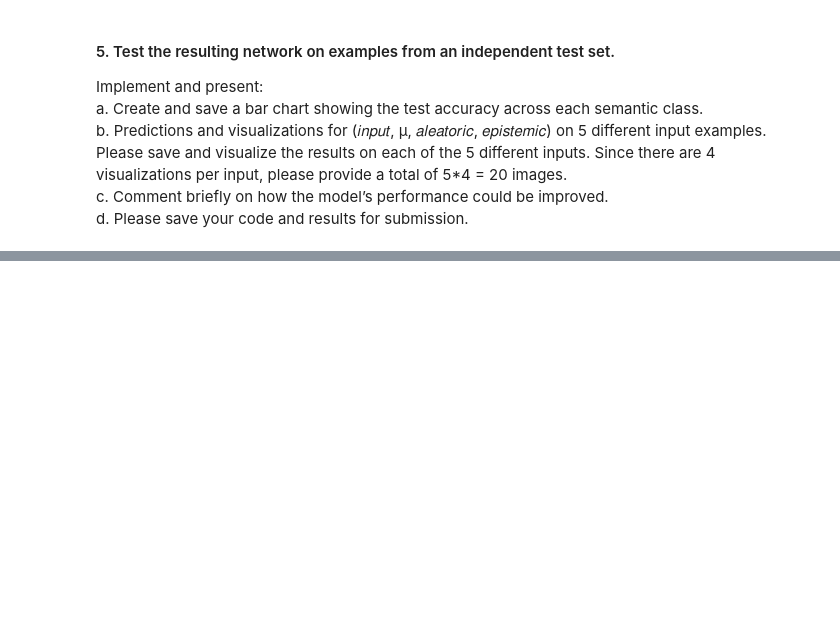
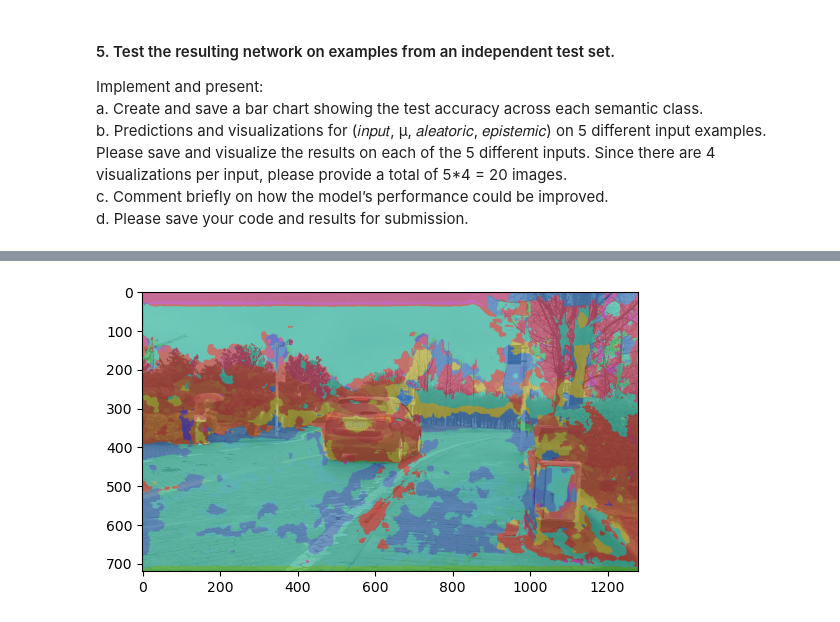
Before and after one commit to Lin-13/Unet-Driving-Seg, a Jupyter notebook: work_SoftwareLab2.0.ipynb, the cells around one changed output, grey strips where cells are left out. Saved outputs shown, nothing was run; the diff lists cells and outputs as text; code cells hidden in the pictures; blank space fills up the shorter version.

```diff
--- a/work_SoftwareLab2.0.ipynb
+++ b/work_SoftwareLab2.0.ipynb
@@ -474,0 +525,7 @@ lut_output
+# %%
+alpha = 0.7
+mix = src*(1-alpha) + img/255*alpha
+plt.imshow(mix[:,:,::-1])
+plt.imsave("images/mix-{}.png".format(secs),mix)
+# %% [output]
+[figure, added]
```
Also changed, not shown: parts of 15 cells of this notebook, 7 other files.
